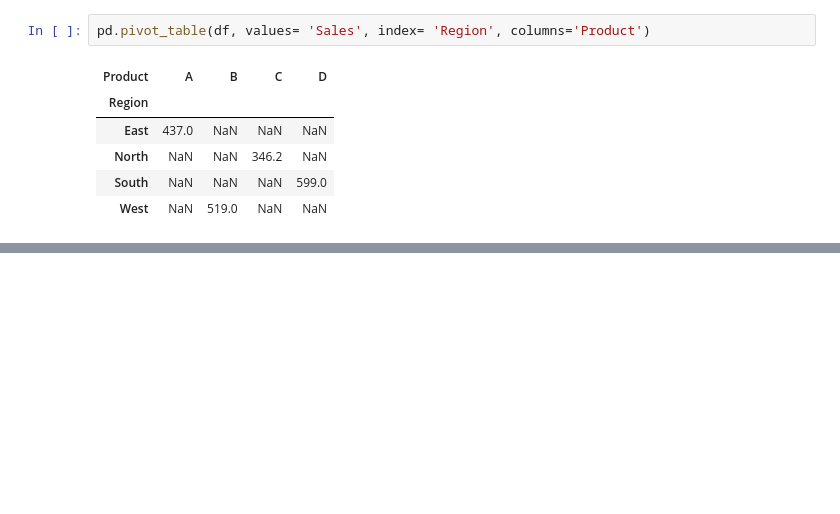
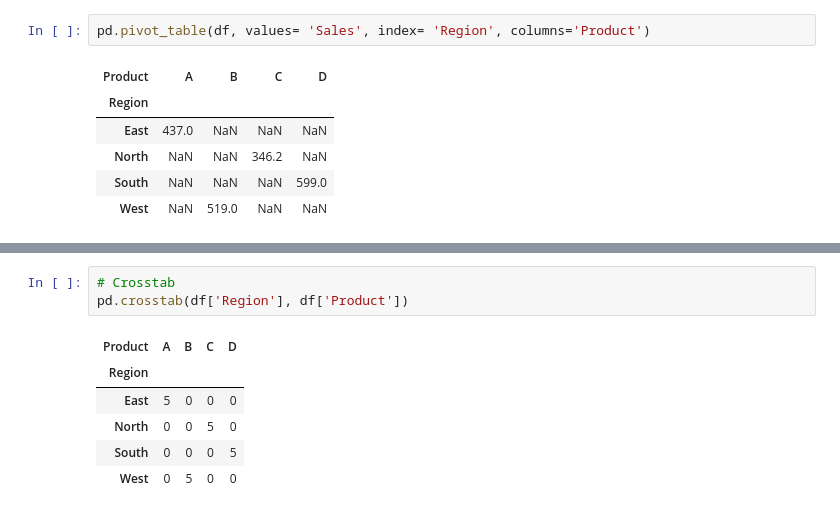
Before and after one commit to Maaaccc05/ML-Learning, a Jupyter notebook: Pandas/Series.ipynb, the cells around one changed output, grey strips where cells are left out. Drawn from its saved outputs; the diff is of its cells as text; blank space fills up the shorter version.

```diff
--- a/Pandas/Series.ipynb
+++ b/Pandas/Series.ipynb
@@ -491,0 +503,10 @@ pd.pivot_table(df, values= 'Sales', index= 'Region', columns='Product')
+# %%
+# Crosstab
+pd.crosstab(df['Region'], df['Product'])
+# %% [output]
+| Product | A | B | C | D |
+| Region |  |  |  |  |
+| East | 5 | 0 | 0 | 0 |
+| North | 0 | 0 | 5 | 0 |
+| South | 0 | 0 | 0 | 5 |
+| West | 0 | 5 | 0 | 0 |
```
Also changed, not shown: parts of 10 cells of this notebook.
